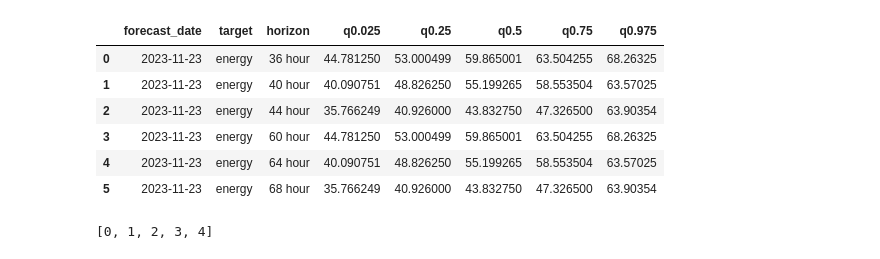
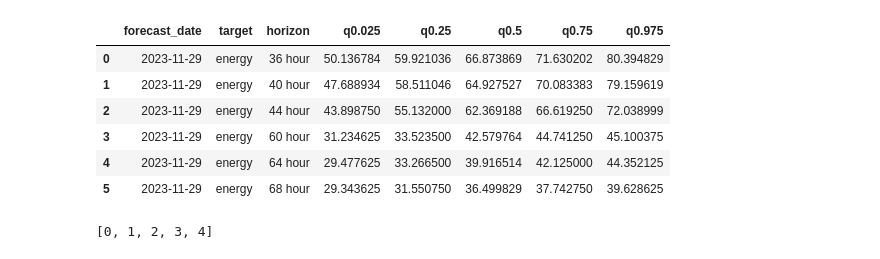
Before and after one commit to mweinreuter/PTSFC, a Jupyter notebook: forecast_merge/merge.ipynb, the cells around one changed output. Drawn from its saved outputs; the diff is of its cells as text; code cells hidden in the pictures.

```diff
--- a/forecast_merge/merge.ipynb
+++ b/forecast_merge/merge.ipynb
@@ -51,3 +26,0 @@ energydata_wed12
-# %%
-energy_forecasts_m2 = get_seasonal_QR(energydata)
-energy_forecasts_m2
@@ -61,0 +27,3 @@ energy_forecasts_m2
+# %%
+energy_forecasts_combined = get_combined_DEMO(energydata)
+energy_forecasts_combined
@@ -62,15 +51,15 @@ energy_forecasts_m2
 # %%
-if 'date_time' in energy_forecasts_m2.columns:
-    energy_forecasts_m2 = energy_forecasts_m2.drop(columns=['date_time'])
+if 'date_time' in energy_forecasts_combined.columns:
+    energy_forecasts_m2 = energy_forecasts_combined.drop(columns=['date_time'])
 energy_forecasts_m2
 # %% [output]
 |  | forecast_date | target | horizon | q0.025 | q0.25 | q0.5 | q0.75 | q0.975 |
-| 0 | 2023-11-23 | energy | 36 hour | 44.781250 | 53.000499 | 59.865001 | 63.504255 | 68.26325 |
-| 1 | 2023-11-23 | energy | 40 hour | 40.090751 | 48.826250 | 55.199265 | 58.553504 | 63.57025 |
-| 2 | 2023-11-23 | energy | 44 hour | 35.766249 | 40.926000 | 43.832750 | 47.326500 | 63.90354 |
-| 3 | 2023-11-23 | energy | 60 hour | 44.781250 | 53.000499 | 59.865001 | 63.504255 | 68.26325 |
-| 4 | 2023-11-23 | energy | 64 hour | 40.090751 | 48.826250 | 55.199265 | 58.553504 | 63.57025 |
-| 5 | 2023-11-23 | energy | 68 hour | 35.766249 | 40.926000 | 43.832750 | 47.326500 | 63.90354 |
+| 0 | 2023-11-29 | energy | 36 hour | 50.136784 | 59.921036 | 66.873869 | 71.630202 | 80.394829 |
+| 1 | 2023-11-29 | energy | 40 hour | 47.688934 | 58.511046 | 64.927527 | 70.083383 | 79.159619 |
+| 2 | 2023-11-29 | energy | 44 hour | 43.898750 | 55.132000 | 62.369188 | 66.619250 | 72.038999 |
+| 3 | 2023-11-29 | energy | 60 hour | 31.234625 | 33.523500 | 42.579764 | 44.741250 | 45.100375 |
+| 4 | 2023-11-29 | energy | 64 hour | 29.477625 | 33.266500 | 39.916514 | 42.125000 | 44.352125 |
+| 5 | 2023-11-29 | energy | 68 hour | 29.343625 | 31.550750 | 36.499829 | 37.742750 | 39.628625 |
 # %%
 list(range(5))
 # %% [output]
```
Also changed, not shown: parts of 13 cells of this notebook, 9 other files.
